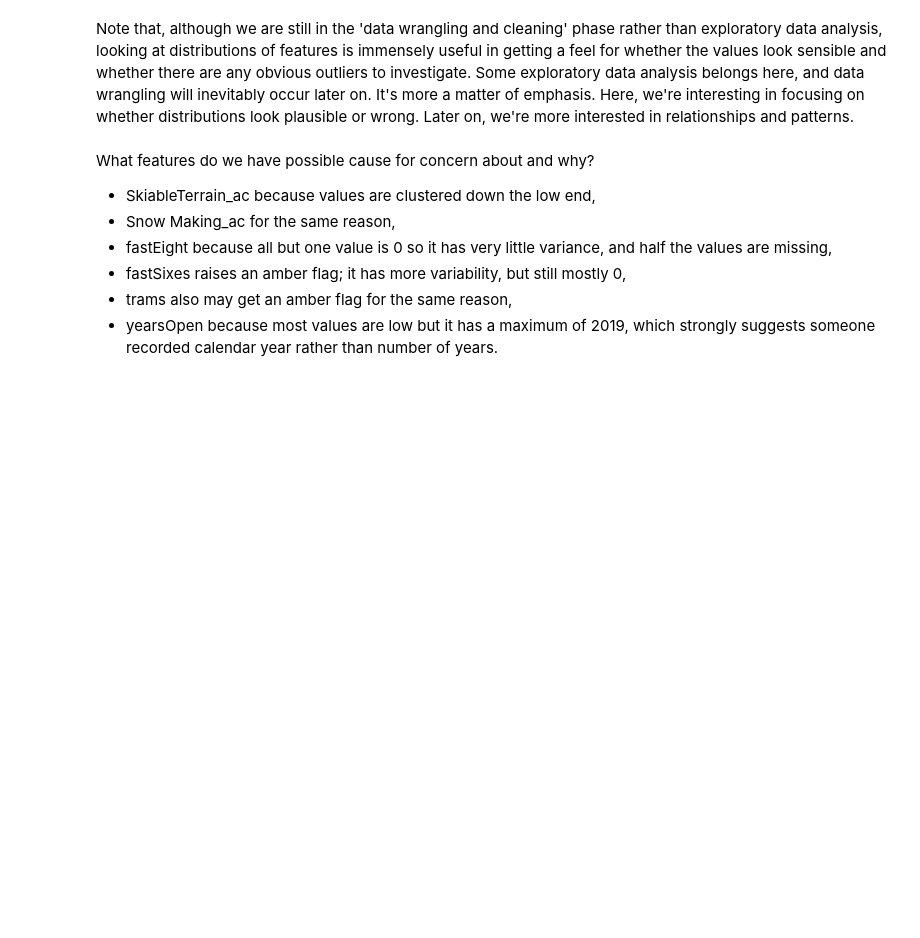
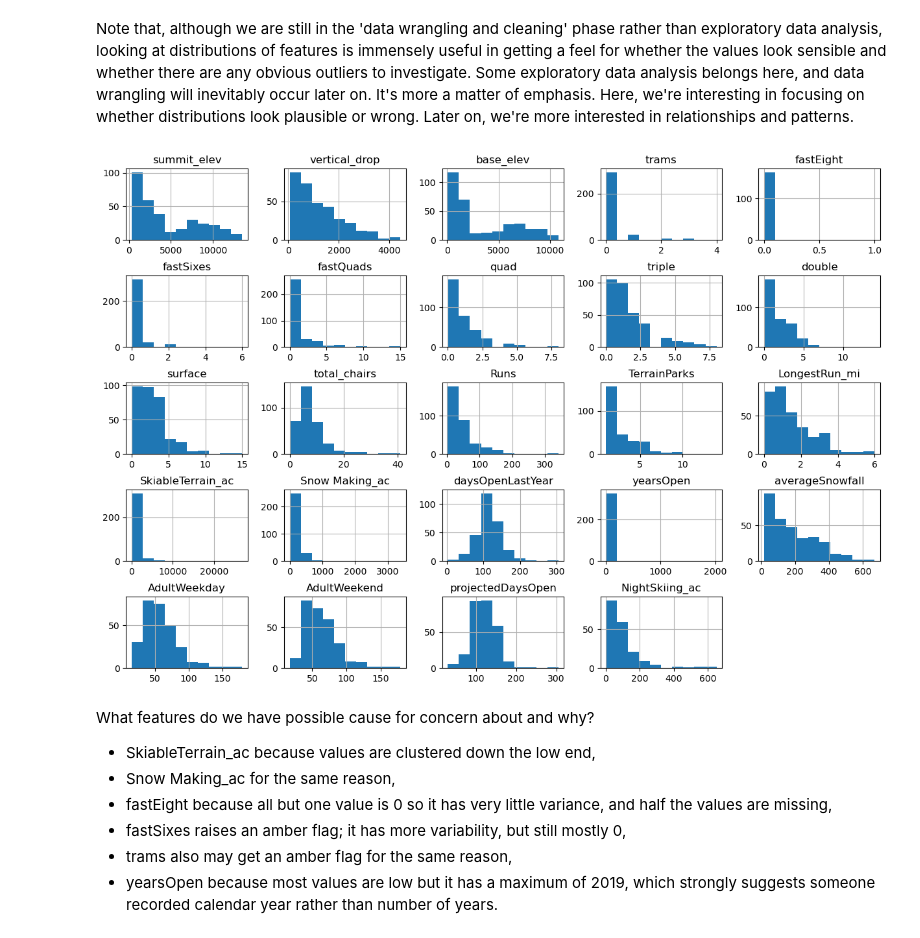
Before and after one commit to Warwise/DataScienceGuidedCapstone, a Jupyter notebook: Notebooks/02_data_wrangling.ipynb, the cells around one changed output. Saved outputs shown, nothing was run; the diff lists cells and outputs as text; code cells hidden in the pictures; blank space fills up the shorter version.

```diff
--- a/Notebooks/02_data_wrangling.ipynb
+++ b/Notebooks/02_data_wrangling.ipynb
@@ -504,12 +504,15 @@ Note that, although we are still in the 'data wrangling and cleaning' phase rath
 # %%
 #Code task 18#
 #Call ski_data's `hist` method to plot histograms of each of the numeric features
 #Try passing it an argument figsize=(15,10)
 #Try calling plt.subplots_adjust() with an argument hspace=0.5 to adjust the spacing
 #It's important you create legible and easy-to-read plots
-ski_data.___(___)
+ski_data.hist(figsize=(15, 10))
+plt.subplots_adjust(hspace=0.5);
 #plt.subplots_adjust(hspace=___);
 #Hint: notice how the terminating ';' "swallows" some messy output and leads to a tidier notebook
+# %% [output]
+[figure, added]
 # %% [markdown]
 What features do we have possible cause for concern about and why?
 
```
Also changed, not shown: parts of 13 cells of this notebook.
